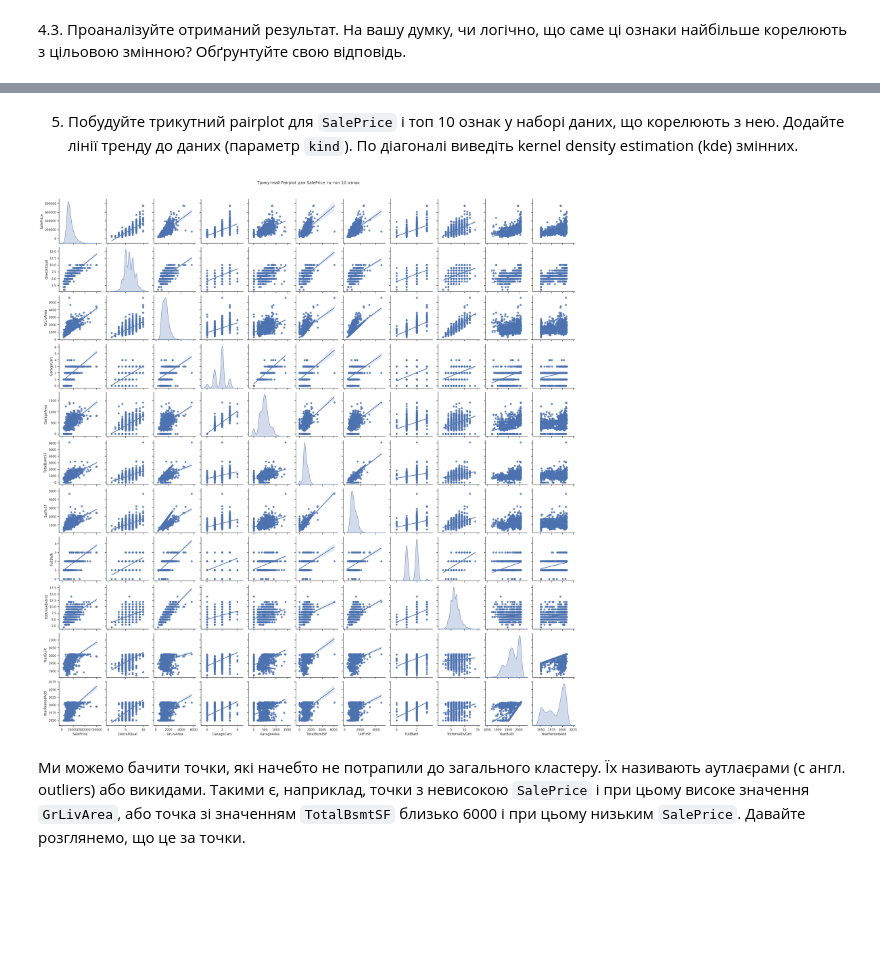
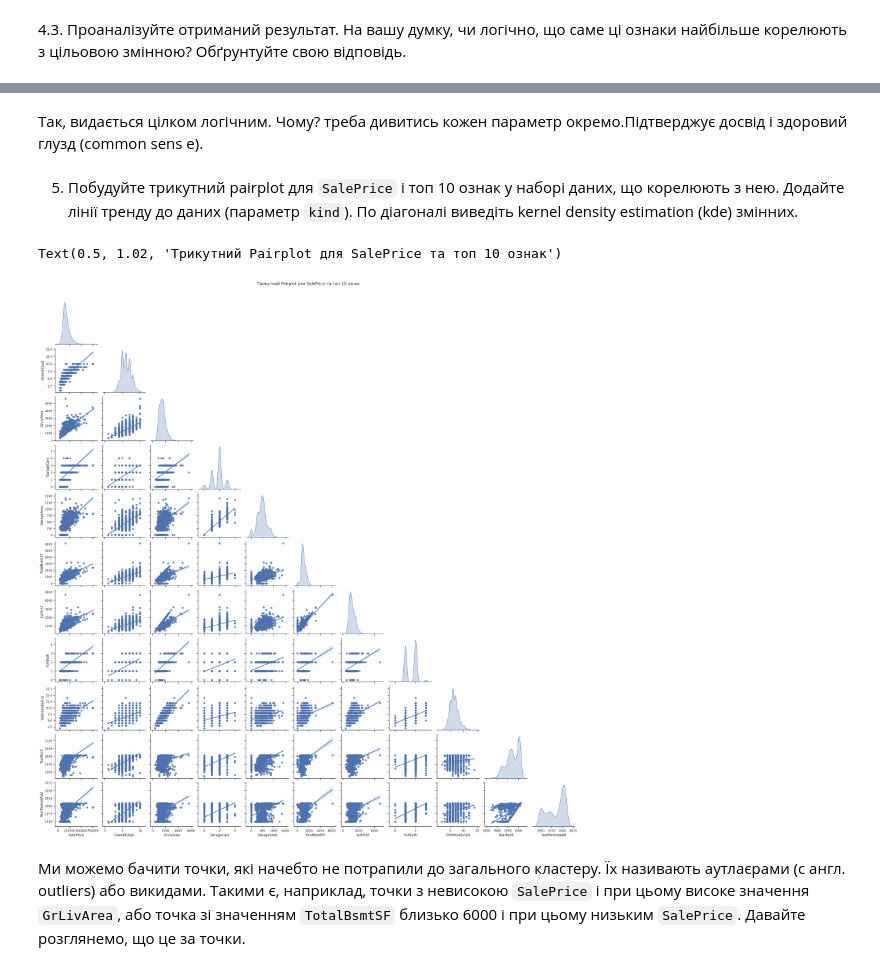
Before and after one commit to lesyayu/robot_deams-_sheets, a Jupyter notebook: hw_3_alm_done.ipynb, the cells around one changed output, grey strips where cells are left out. Drawn from its saved outputs; the diff is of its cells as text; code cells hidden in the pictures; blank space fills up the shorter version.

Commit message:
Erstellt mit Colaboratory heute

```diff
--- a/hw_3_alm_done.ipynb
+++ b/hw_3_alm_done.ipynb
@@ -19,3 +19,8 @@ import seaborn as sns
 from scipy.stats import skew, kurtosis
 
 import missingno as msno
+
+from google.colab import files
+uploaded = files.upload()
+
+import io
@@ -22,8 +30,11 @@ import missingno as msno
 # %% [markdown]
 1. Завантажте `train.csv` у змінну `df_train`.
 # %%
-df_train = pd.read_csv('train.csv')
-df_train # spodivajus ze ti dani scho treba
+#df_train = pd.read_csv('train.csv')
+#df_train # spodivajus ze ti dani scho treba
+#----------------------
+df_train = pd.read_csv(io.BytesIO(uploaded['train.csv']))
+df_train
 # %% [output]
 |  | Id | MSSubClass | MSZoning | LotFrontage | LotArea | Street | Alley | LotShape | LandContour | ... |
 | 0 | 1 | 60 | RL | 65.0 | 8450 | Pave | NaN | Reg | Lvl | ... |
@@ -229,25 +224,29 @@ SyntaxError: invalid syntax (<ipython-input-3-650b3395cf2e>, line 1)
+# %% [markdown]
+Так, видається цілком логічним. Чому? треба дивитись кожен параметр окремо.Підтверджує досвід і здоровий глузд (common sens
+                                                                                                                e).
 # %% [markdown]
 5. Побудуйте трикутний pairplot для `SalePrice` і топ 10 ознак у наборі даних, що корелюють з нею.
 Додайте лінії тренду до даних (параметр `kind`). По діагоналі виведіть kernel density estimation (kde) змінних.
 # %%
 
 # Вибір змінних для pairplot (SalePrice та топ 10 кореляційних змінних)
 selected_features = ['SalePrice'] + top_10_positive_correlations.index.tolist()
 
 # Створення нового DataFrame з обраними змінними
 selected_df = df_num_feat[selected_features]
 
 # Побудова трикутного pairplot
 sns.set(style="ticks")
-pairplot = sns.pairplot(selected_df, kind="reg", diag_kind="kde")
+pairplot = sns.pairplot(selected_df, kind="reg", diag_kind="kde", corner=True)
 
 # Налаштування заголовка графіку
 pairplot.fig.suptitle('Трикутний Pairplot для SalePrice та топ 10 ознак', y=1.02)
 
 # Відображення графіку
-plt.show()
+#plt.show()
 # %% [output]
+Text(0.5, 1.02, 'Трикутний Pairplot для SalePrice та топ 10 ознак')
-[figure, old version]
+[figure, new version]
 # %% [markdown]
 Ми можемо бачити точки, які начебто не потрапили до загального кластеру. Їх називають аутлаєрами (с англ. outliers) або викидами. Такими є, наприклад, точки з невисокою `SalePrice` і при цьому високе значення `GrLivArea`, або точка зі значенням `TotalBsmtSF` близько 6000 і при цьому низьким `SalePrice`. Давайте розглянемо, що це за точки.
 # %% [markdown]
```
Also changed, not shown: parts of 10 cells of this notebook.
